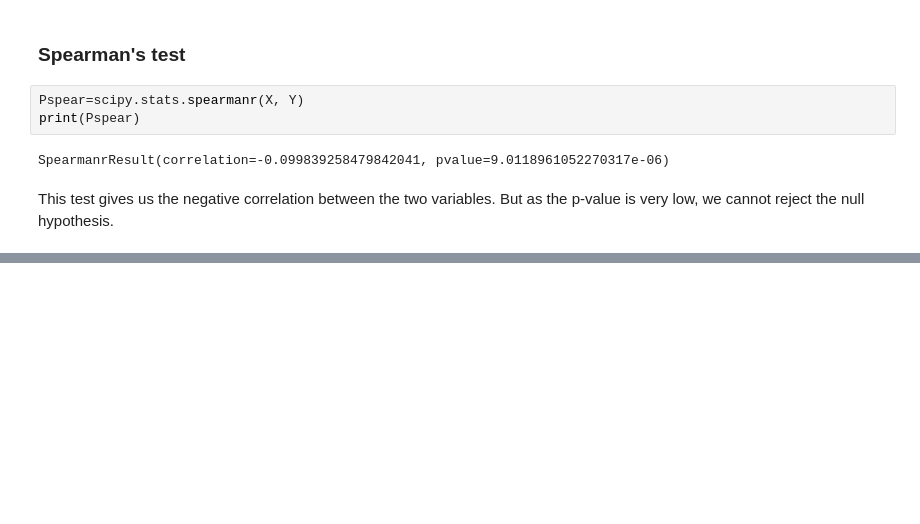
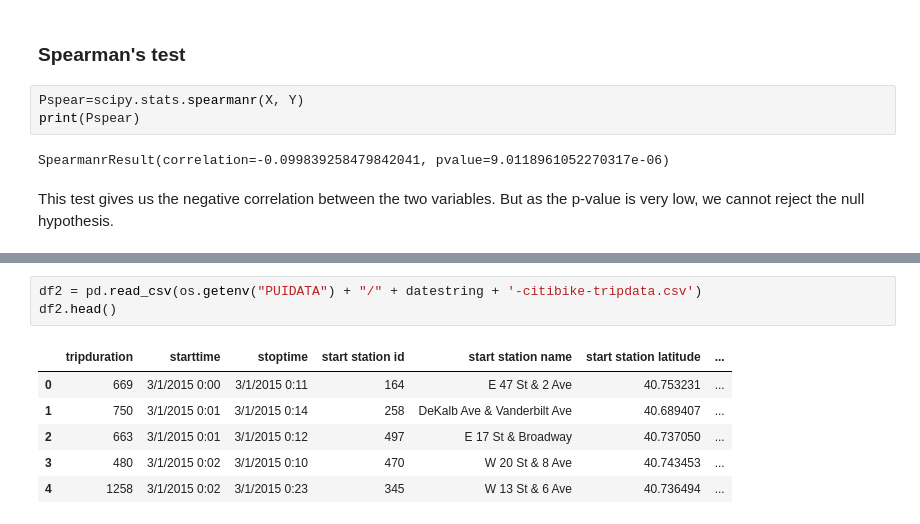
Before and after one commit to gauravcusp/Urban_Informatics_Coding_Assignments, a Jupyter notebook: HW4_gb1877/HW4_4_gb1877.ipynb, the cells around one changed output, grey strips where cells are left out. Drawn from its saved outputs; the diff is of its cells as text; blank space fills up the shorter version.

```diff
--- a/HW4_gb1877/HW4_4_gb1877.ipynb
+++ b/HW4_gb1877/HW4_4_gb1877.ipynb
@@ -249,0 +258,10 @@ This test gives us the negative correlation between the two variables. But as th
+# %%
+df2 = pd.read_csv(os.getenv("PUIDATA") + "/" + datestring + '-citibike-tripdata.csv')
+df2.head()
+# %% [output]
+|  | tripduration | starttime | stoptime | start station id | start station name | start station latitude | ... |
+| 0 | 669 | 3/1/2015 0:00 | 3/1/2015 0:11 | 164 | E 47 St & 2 Ave | 40.753231 | ... |
+| 1 | 750 | 3/1/2015 0:01 | 3/1/2015 0:14 | 258 | DeKalb Ave & Vanderbilt Ave | 40.689407 | ... |
+| 2 | 663 | 3/1/2015 0:01 | 3/1/2015 0:12 | 497 | E 17 St & Broadway | 40.737050 | ... |
+| 3 | 480 | 3/1/2015 0:02 | 3/1/2015 0:10 | 470 | W 20 St & 8 Ave | 40.743453 | ... |
+| 4 | 1258 | 3/1/2015 0:02 | 3/1/2015 0:23 | 345 | W 13 St & 6 Ave | 40.736494 | ... |
```
Also changed, not shown: parts of 26 cells of this notebook, 1 other file.
